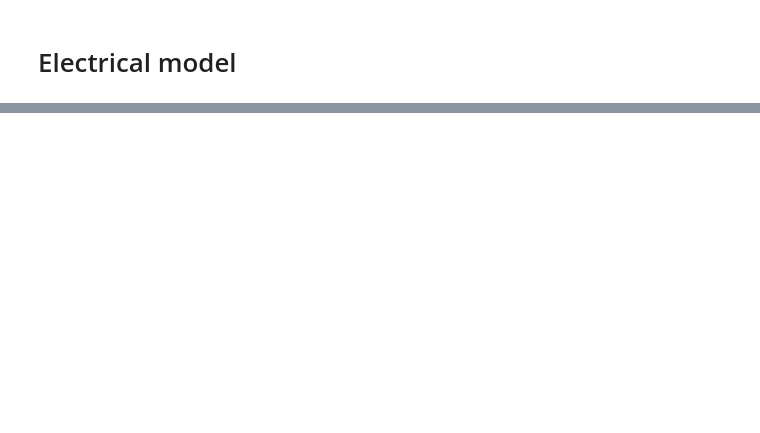
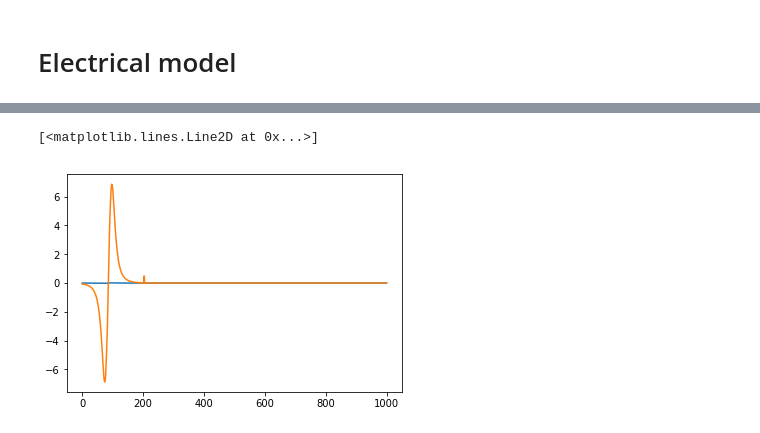
Before and after one commit to mnicstruwig/FlexibleFluxSimulator, a Jupyter notebook: notebooks/2018-11-11-Electrical-model-with-predicted-motion.ipynb, the cells around one changed output, grey strips where cells are left out. Saved outputs shown, nothing was run; the diff lists cells and outputs as text; code cells hidden in the pictures; blank space fills up the shorter version.

```diff
--- a/notebooks/2018-11-11-Electrical-model-with-predicted-motion.ipynb
+++ b/notebooks/2018-11-11-Electrical-model-with-predicted-motion.ipynb
@@ -76,4 +97,26 @@ e.poof()
 # %%
 # flux database
 fdb = FluxDatabase('../Research/fea-flux-curves-numr[1-20-600]-numz[1-20-600]-wdiam[0.127]-2018-03-24[10.45.22].csv', fixed_velocity=0.35)
+# %%
+z = fdb.z
+phi = fdb.query(winding_num_z='101', winding_num_r='101')
+flux_model = flux_interpolate(z, phi, 0.06, 0)
+
+ts = np.linspace(0, 2, 1000)
+vel = 0.35
+zz = ts*vel
+delta_z = zz[1]
+# %%
+g = []
+for z_val in zz:
+    g.append(_gradient(flux_model, z_val)*delta_z)
+
+g_dot = return_emf(ocs, ts, zz)
+g_dot = ocs.get_emf_arr(ts, zz)
+# %%
+plt.plot(g)
+plt.plot(g_dot)
+# %% [output]
+[<matplotlib.lines.Line2D at 0x...>]
+[figure, added]
 # %%
```
Also changed, not shown: parts of 23 cells of this notebook, 6 other files.
